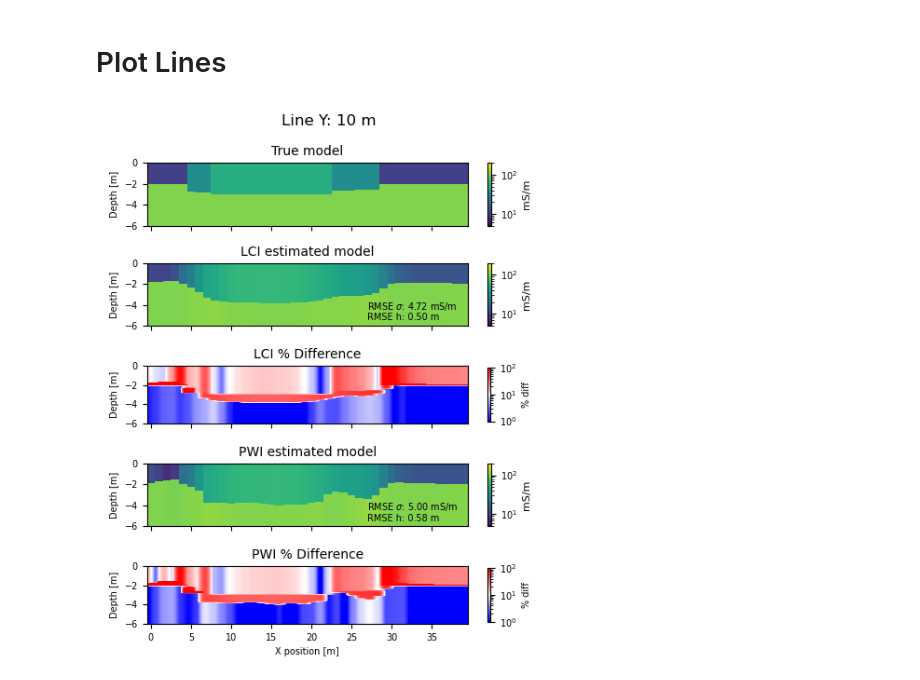
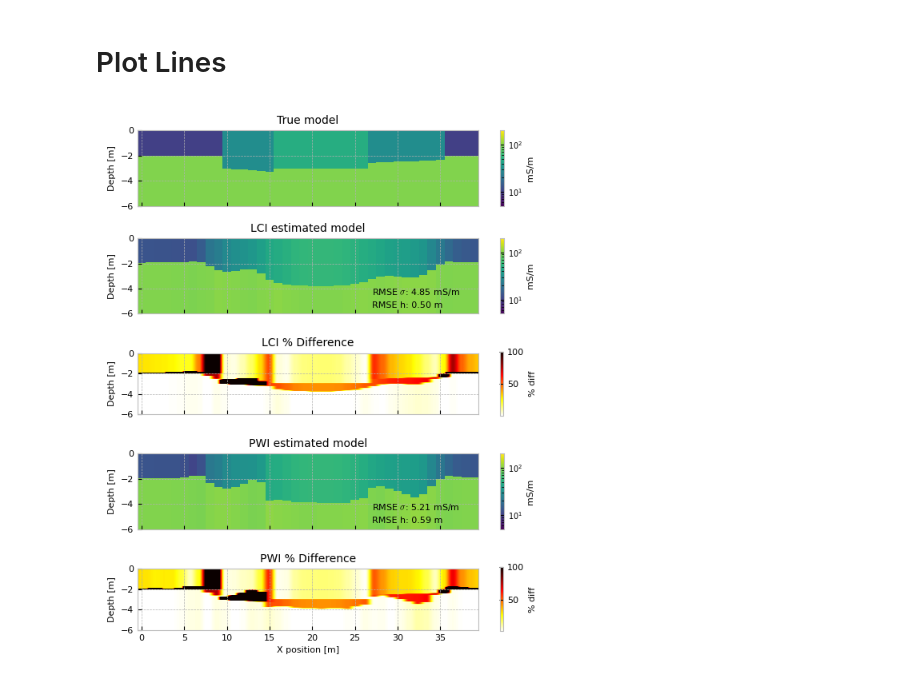
Before and after one commit to mariacarrizo/FDEM_LCI_PWI, a Jupyter notebook: Channel/PlotComparison.ipynb, the cells around one changed output. Saved outputs shown, nothing was run; the diff lists cells and outputs as text; code cells hidden in the pictures.

Commit message:
added data plots

```diff
--- a/Channel/PlotComparison.ipynb
+++ b/Channel/PlotComparison.ipynb
@@ -23,11 +24,12 @@ model_PW_grid = np.load('models/model_PW_Channel_grid.npy')
 # %% [markdown]
 # Plot Lines
 # %%
-fig, ax = plt.subplots(5, figsize=(5,6), sharex=True)
+fig, ax = plt.subplots(5, figsize=(6,7), sharex=True)
 
-l = 10
-fs = 7
+l = 30
+fs = 8
 fs2 = 10
+cmap = 'hot_r'
 showStitchedModels(model_true[:,l,:], zMax= 6, cMin=5, cMax=200, ax=ax[0], label='mS/m')
 ax[0].set_title('True model', fontsize=fs2)
 ax[0].set_ylabel('Depth [m]', fontsize=fs)
@@ -37,38 +39,39 @@ showStitchedModels(model_LCI[l,:,:], zMax= 6, cMin=5, cMax=200, ax=ax[1], label=
 ax[1].set_title('LCI estimated model', fontsize=fs2)
 ax[1].set_ylabel('Depth [m]', fontsize=fs)
 ax[1].text(27,-4.5, 'RMSE $\sigma$: %2.2f' %root_mean_squared_error(model_true[:,l,1:], model_LCI[l,:,1:]) + ' mS/m', fontsize=fs)
 ax[1].text(27,-5.5, 'RMSE h: %2.2f' %root_mean_squared_error(model_true[:,l,0], model_LCI[l,:,0]) + ' m', fontsize=fs)
 ax[1].tick_params(labelsize=fs)
 
-c2 = ax[2].imshow(np.abs((model_LCI_grid[l].T - model_true_grid[l].T)/model_true_grid[l].T)*100, extent=([-1, 40,-6,0]), cmap='bwr', aspect=1.2, norm='log', vmin=1, vmax=100)
+c2 = ax[2].imshow(np.abs((model_LCI_grid[l].T - model_true_grid[l].T)/model_true_grid[l].T)*100, extent=([-1, 40,-6,0]), cmap=cmap, aspect=1.2,  vmin=1, vmax=100)
 cb = fig.colorbar(c2, ax=ax[2], label='mS/m', shrink=0.85)
 cb.ax.tick_params(labelsize=fs)
 cb.ax.set_ylabel('% diff', fontsize=fs)
 ax[2].set_title('LCI % Difference', fontsize=fs2)
 ax[2].set_ylabel('Depth [m]', fontsize=fs)
 ax[2].tick_params(labelsize=fs)
 
 showStitchedModels(model_PW[l,:,:], zMax= 6, cMin=5, cMax=200, ax=ax[3], label='mS/m')
 ax[3].set_title('PWI estimated model', fontsize=fs2)
 ax[3].set_ylabel('Depth [m]', fontsize=fs)
 ax[3].text(27,-4.5, 'RMSE $\sigma$: %2.2f' %root_mean_squared_error(model_true[:,l,1:], model_PW[l,:,1:]) + ' mS/m', fontsize=fs)
 ax[3].text(27,-5.5, 'RMSE h: %2.2f' %root_mean_squared_error(model_true[:,l,0], model_PW[l,:,0]) + ' m', fontsize=fs)
 ax[3].tick_params(labelsize=fs)
 
-c2 = ax[4].imshow(np.abs((model_PW_grid[l].T - model_true_grid[l].T)/model_true_grid[l].T)*100, extent=([-1, 40,-6,0]), cmap='bwr', aspect=1.2, norm='log', vmin=1, vmax=100 )
-cb= fig.colorbar(c2, ax=ax[4], label='mS/m', shrink=0.85)
+c2 = ax[4].imshow(np.abs((model_PW_grid[l].T - model_true_grid[l].T)/model_true_grid[l].T)*100, extent=([-1, 40,-6,0]), cmap=cmap, aspect=1.2, vmin=1, vmax=100 )
+cb= fig.colorbar(c2, ax=ax[4], label='mS/m', shrink=0.85, )
 cb.ax.set_ylabel('% diff', fontsize=fs)
 cb.ax.tick_params(labelsize=fs)
 ax[4].set_title('PWI % Difference', fontsize=fs2)
 ax[4].set_ylabel('Depth [m]', fontsize=fs)
 ax[4].set_xlabel('X position [m]', fontsize=fs)
 ax[4].tick_params(labelsize=fs)
 
-fig.suptitle('Line Y: '+str( l) + ' m')
+#fig.suptitle('Line Y: '+str( l) + ' m')
 
 plt.tight_layout()
+plt.savefig('figures/Channel_Line30.eps', format='eps')
 # %% [output]
-[figure, old version]
+[figure, new version]
 # %%
 # Plot Maps
 # %%
```
Also changed, not shown: parts of 7 cells of this notebook, 1 other file.
